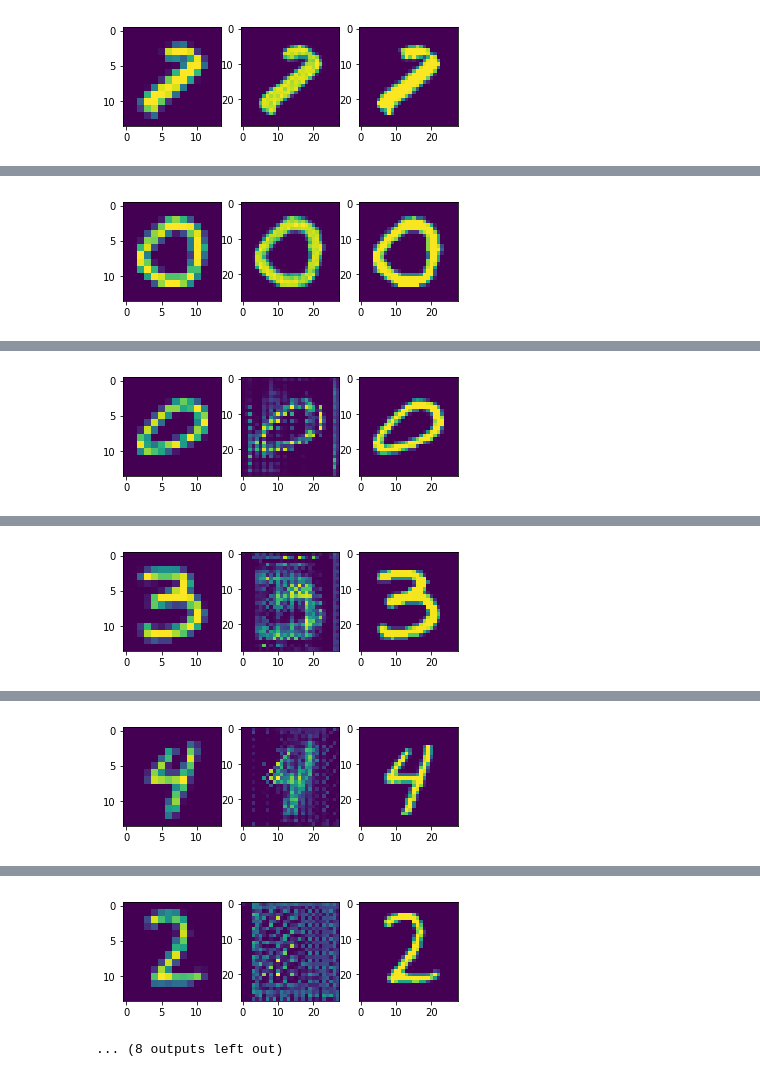
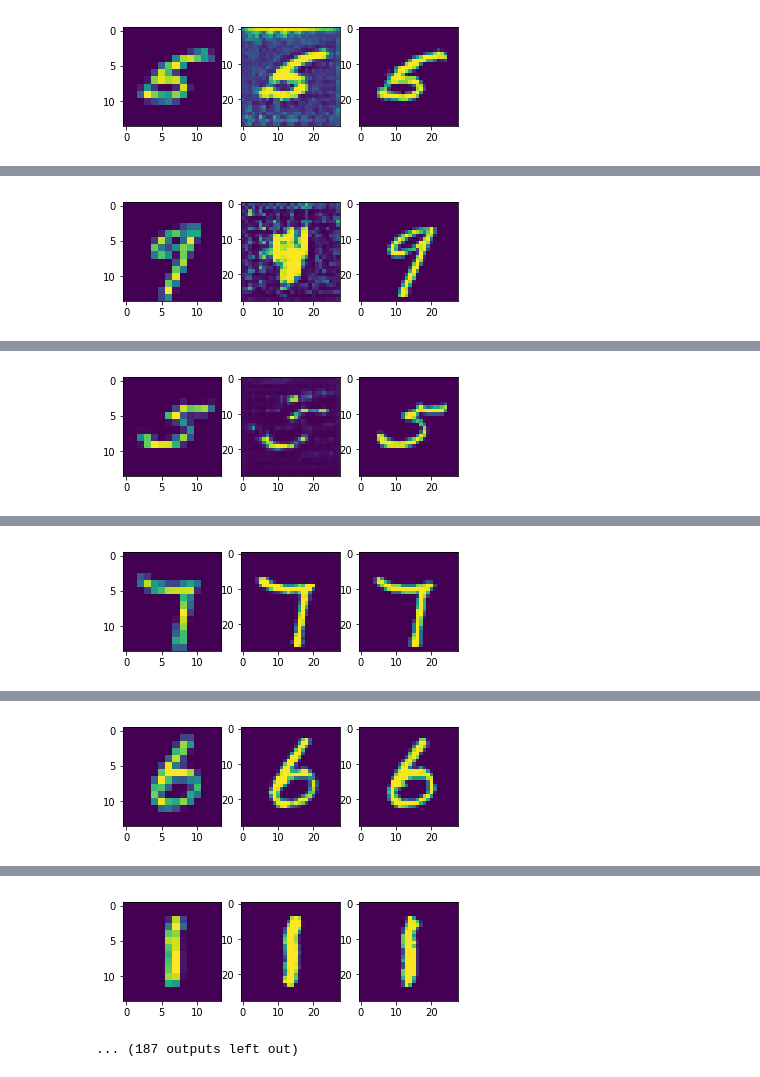
Before and after one commit to gibsonbailey/Super-Resolution-GAN, a Jupyter notebook: GAN for MNIST 14x14 to 28x28.ipynb, the cells around one changed output, grey strips where cells are left out. Drawn from its saved outputs; the diff is of its cells as text; code cells hidden in the pictures.

Commit message:
Switched to discriminator architecture from 70269962
* No failure mode observed up to 10,000 steps, batch size = 200
* Example images shown in notebook.

```diff
--- a/GAN for MNIST 14x14 to 28x28.ipynb
+++ b/GAN for MNIST 14x14 to 28x28.ipynb
@@ -40,9 +34,9 @@ def build_upscaler(inputs: Input,
     """
     # Validate inputs
     if len(num_filters_in_layer) != len(num_cells_in_layer):
-        raise ValueError(f"len(num_filters_in_layer) should equal "
+        raise ValueError("len(num_filters_in_layer) should equal "
             "len(num_cells_in_layer). Received lengths: "
-            "{(len(num_filters_in_layer), len(num_cells_in_layer)}")
+            "({}, {})".format(len(num_filters_in_layer), len(num_cells_in_layer)))
 
     x = inputs
     x = UpSampling2D()(x)
@@ -162,7 +201,7 @@ optimizer = Adam(0.001, 0.5)
 generator.compile(loss='binary_crossentropy', optimizer=optimizer)
 
 optimizer1 = Adam(0.0002, 0.5)
-discriminator = build_discriminator()
+discriminator = build_old_discriminator()
 discriminator.compile(loss='binary_crossentropy', optimizer=optimizer1, metrics=['accuracy'])
 
 discriminator.trainable = False
@@ -170,11 +209,7 @@ discriminator.trainable = False
 # The generator takes noise as input and generated imgs
 img = generator(x) # Calling the model on y (the upscaled input)
 
-# The discriminator takes two arguments:
-#     1) the original image, and
-#     2) the output of the generator (which should be a
-#        realistically upsampled version of the original)
-valid = discriminator([x, img])
+valid = discriminator(img)
 
 # The combined model  (stacked generator and discriminator) takes
 # low-res image as input and returns an upsampled image from the generator and a
@@ -203,6 +241,6 @@ ________________________________________________________________________________
 # %%
 epochs = 10000
-batch_size = 500
+batch_size = 200
 half_batch = int(batch_size/2)
 def reduce_resolution(ims):
     O, M, N, P = ims.shape
@@ -226,8 +264,6 @@ for epoch in range(1, epochs + 1):
     # Select a random half batch of images
     idx = np.random.randint(0, X_train.shape[0], half_batch)
     imgs = X_train[idx]
-    noise = reduce_resolution(imgs) # imgs dimensions should be divisible by 2?
-    # TODO: Probably should change some of the variable names to something more accurate.
 
     idx1 = np.random.randint(0, X_train.shape[0], half_batch)
     imgs1 = X_train[idx1]
@@ -238,14 +274,8 @@ for epoch in range(1, epochs + 1):
     # gen_imgs are now upsampled to original resolution
 
     # Train the discriminator
-    d_loss_real = discriminator.train_on_batch([noise, imgs], np.ones((half_batch, 1)))
-    # Recall: imgs are random selection of actual MNIST images
-    #    and noise = reduce_resolution(imgs)
-
-    d_loss_fake = discriminator.train_on_batch([noise1, gen_imgs], np.zeros((half_batch, 1)))
-    # Recall: noise1 = reduce_resolution(imgs1)
-    #    and gen_imgs = generator(noise1)
-
+    d_loss_real = discriminator.train_on_batch(imgs, np.ones((half_batch, 1)))
+    d_loss_fake = discriminator.train_on_batch(gen_imgs, np.zeros((half_batch, 1)))
     d_loss = 0.5 * np.add(d_loss_real, d_loss_fake)
 
     # ---------------------
@@ -262,7 +292,7 @@ for epoch in range(1, epochs + 1):
     # Train the generator
     g_loss = combined.train_on_batch(noise2, [valid_y, X_train[idx2]])
 
-    if epoch % 1000 == 0:
+    if epoch % 100 == 0:
         # Plot the progress
         print ("%d [D loss: %f, acc.: %.2f%%] [G loss: %f]" % (epoch, d_loss[0], 100*d_loss[1], g_loss[0]))
         fig, ax = plt.subplots(1, 3)
@@ -275 +305 @@ for epoch in range(1, epochs + 1):
-[figure, old version]
+[figure, new version]
@@ -277 +307 @@ for epoch in range(1, epochs + 1):
-[figure, old version]
+[figure, new version]
@@ -279 +309 @@ for epoch in range(1, epochs + 1):
-[figure, old version]
+[figure, new version]
@@ -281 +311 @@ for epoch in range(1, epochs + 1):
-[figure, old version]
+[figure, new version]
@@ -283 +313 @@ for epoch in range(1, epochs + 1):
-[figure, old version]
+[figure, new version]
@@ -285,5 +315,5 @@ for epoch in range(1, epochs + 1):
-[figure, old version]
+[figure, new version]
-... (8 outputs left out)
+... (187 outputs left out)
 # %%
 generator.save('./models/generator_mnist.h5')
 discriminator.save('./models/discriminator_mnist.h5')
```
Also changed, not shown: parts of 4 cells of this notebook, 3 other files.
